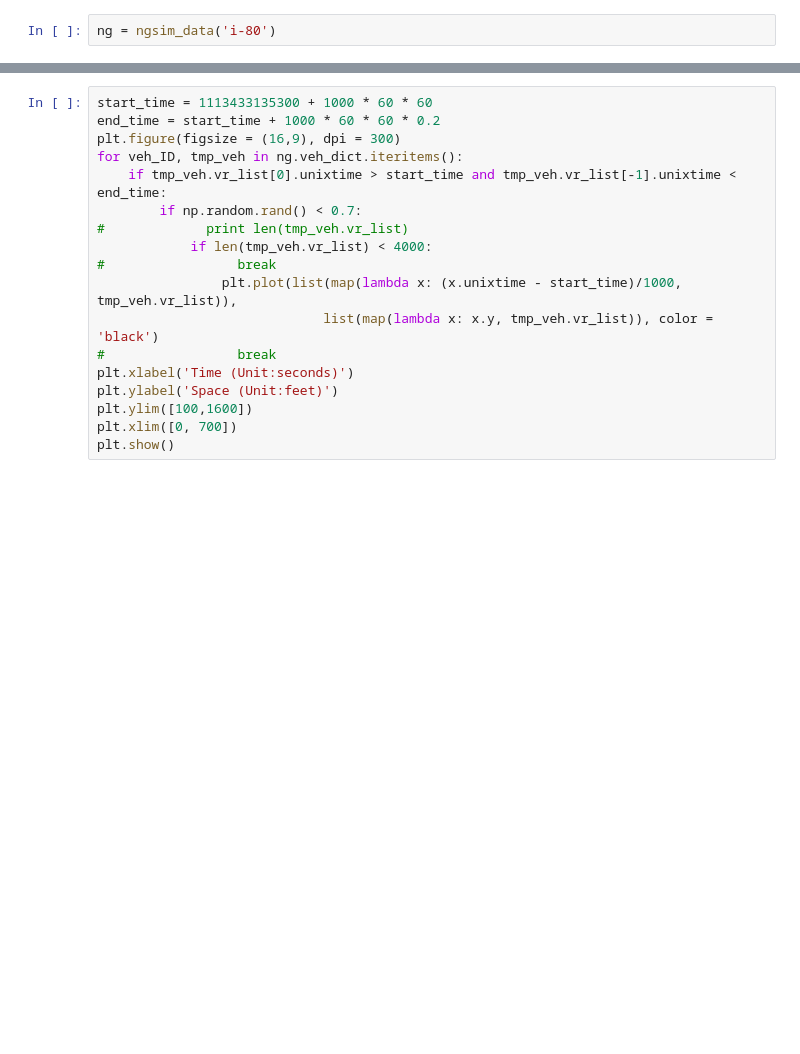
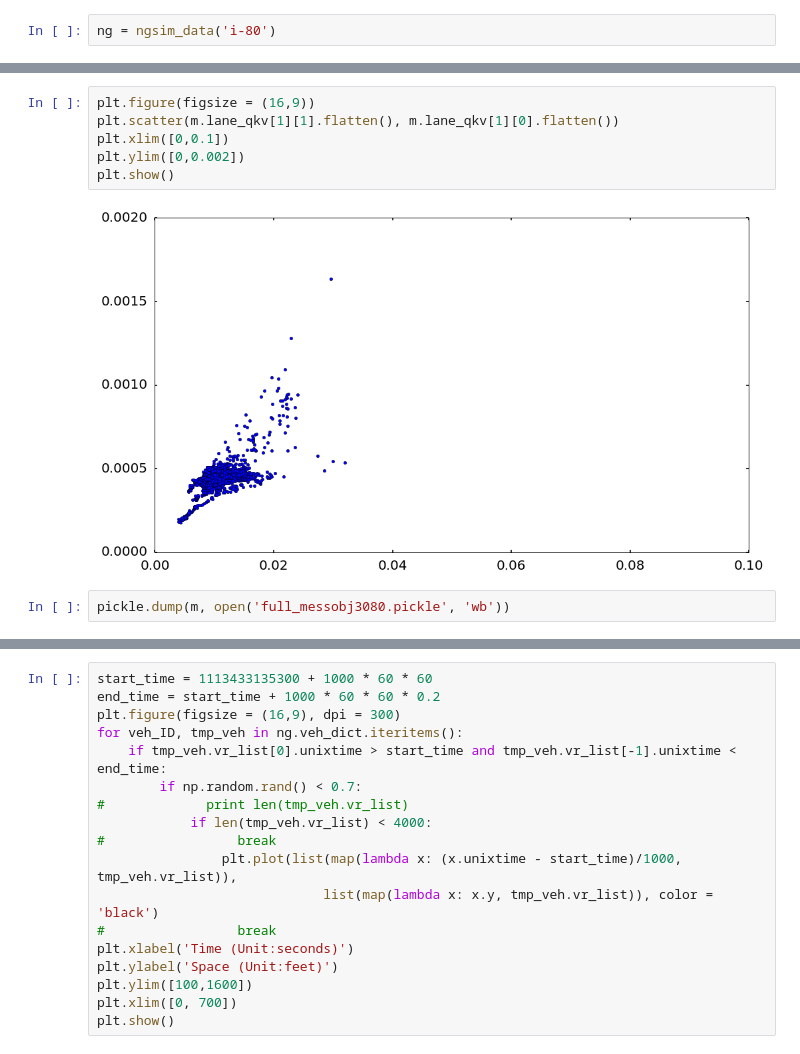
Before and after one commit to Lemma1/NGSIM-interface, a Jupyter notebook: src/test_ngism_lib.ipynb, the cells around one changed output, grey strips where cells are left out. Drawn from its saved outputs; the diff is of its cells as text; blank space fills up the shorter version.

```diff
--- a/src/test_ngism_lib.ipynb
+++ b/src/test_ngism_lib.ipynb
@@ -37,0 +195,10 @@ print time.time() - t
+# %%
+plt.figure(figsize = (16,9))
+plt.scatter(m.lane_qkv[1][1].flatten(), m.lane_qkv[1][0].flatten())
+plt.xlim([0,0.1])
+plt.ylim([0,0.002])
+plt.show()
+# %% [output]
+[figure, added]
+# %%
+pickle.dump(m, open('full_messobj3080.pickle', 'wb'))
```
Also changed, not shown: parts of 26 cells of this notebook, 1 other file.
